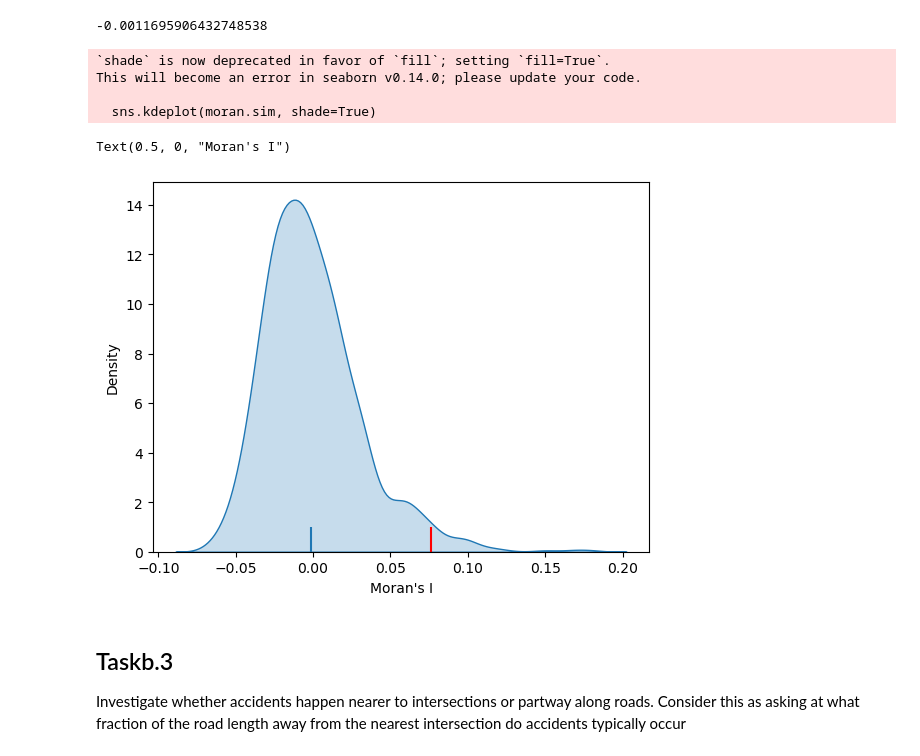
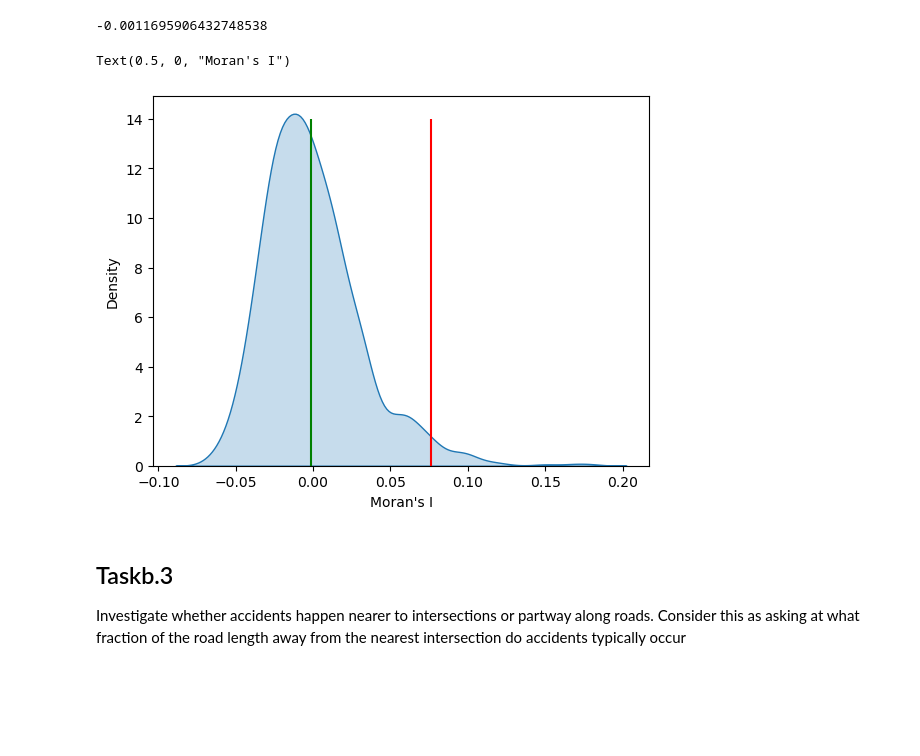
Before and after one commit to RichardGubijev/NDACW2, a Jupyter notebook: taskB/task_b.ipynb, the cells around one changed output. Saved outputs shown, nothing was run; the diff lists cells and outputs as text; code cells hidden in the pictures; blank space fills up the shorter version.

Commit message:
Plot results

```diff
--- a/taskB/task_b.ipynb
+++ b/taskB/task_b.ipynb
@@ -402,17 +402,13 @@ print(moran.EI)
 # %% [output]
 -0.0011695906432748538
 # %%
-sns.kdeplot(moran.sim, shade=True)
-plt.vlines(moran.I, 0, 1, color='r')
-plt.vlines(moran.EI, 0,1)
+sns.kdeplot(moran.sim, fill=True) # Moran's I distribution
+plt.vlines(moran.I, 0, 14, color='r') # Moran's I
+plt.vlines(moran.EI, 0,14, color='g') # Expected Moran's I
 plt.xlabel("Moran's I")
 # %% [output]
-`shade` is now deprecated in favor of `fill`; setting `fill=True`.
-This will become an error in seaborn v0.14.0; please update your code.
-
-  sns.kdeplot(moran.sim, shade=True)
+Text(0.5, 0, "Moran's I")
-Text(0.5, 0, "Moran's I")
-[figure, old version]
+[figure, new version]
 # %% [markdown]
 ## Taskb.3
 Investigate whether accidents happen nearer to intersections or partway along roads.
```
Also changed, not shown: parts of 1 cell of this notebook.
